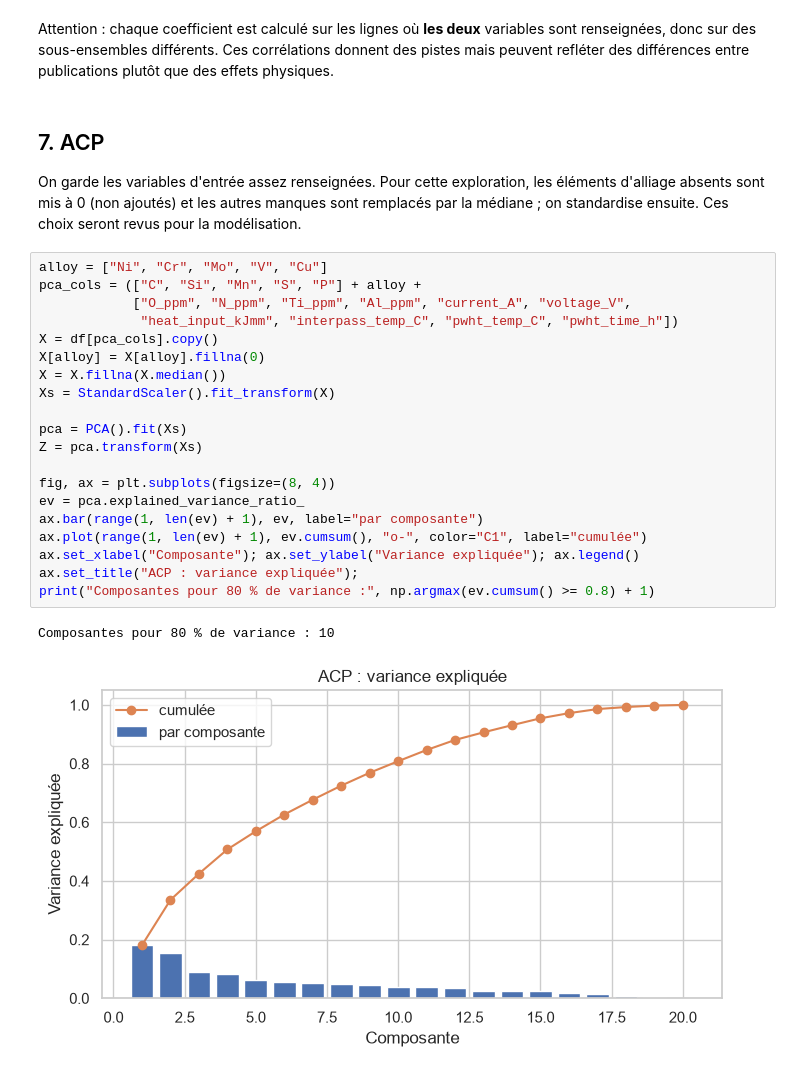
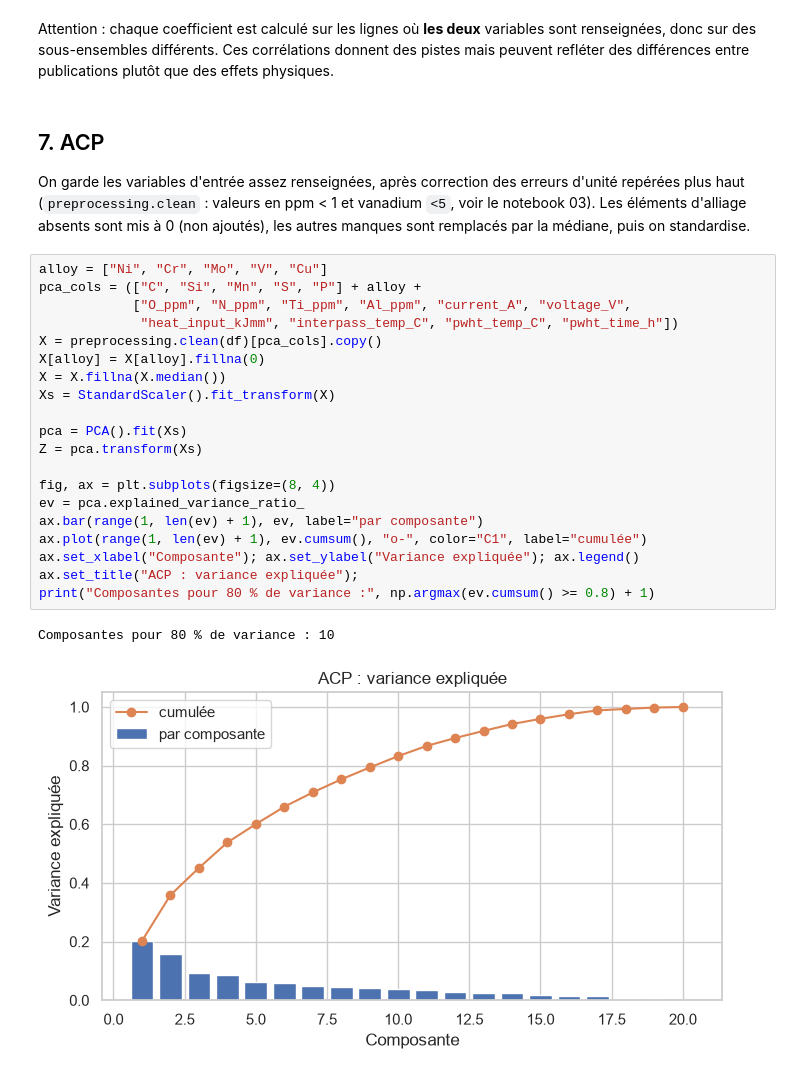
Before and after one commit to hiboujoyeux/soudure-ml-cs, a Jupyter notebook: notebooks/01_analyse_descriptive.ipynb, the cells around one changed output. Drawn from its saved outputs; the diff is of its cells as text.

```diff
--- a/notebooks/01_analyse_descriptive.ipynb
+++ b/notebooks/01_analyse_descriptive.ipynb
@@ -343,32 +344,33 @@ mais peuvent refléter des différences entre publications plutôt que des effet
 # %% [markdown]
 ## 7. ACP
 
-On garde les variables d'entrée assez renseignées. Pour cette exploration, les éléments
-d'alliage absents sont mis à 0 (non ajoutés) et les autres manques sont remplacés par la
-médiane ; on standardise ensuite. Ces choix seront revus pour la modélisation.
+On garde les variables d'entrée assez renseignées, après correction des erreurs d'unité
+repérées plus haut (`preprocessing.clean` : valeurs en ppm < 1 et vanadium `<5`, voir le
+notebook 03). Les éléments d'alliage absents sont mis à 0 (non ajoutés), les autres manques
+sont remplacés par la médiane, puis on standardise.
 # %%
 alloy = ["Ni", "Cr", "Mo", "V", "Cu"]
 pca_cols = (["C", "Si", "Mn", "S", "P"] + alloy +
             ["O_ppm", "N_ppm", "Ti_ppm", "Al_ppm", "current_A", "voltage_V",
              "heat_input_kJmm", "interpass_temp_C", "pwht_temp_C", "pwht_time_h"])
-X = df[pca_cols].copy()
+X = preprocessing.clean(df)[pca_cols].copy()
 X[alloy] = X[alloy].fillna(0)
 X = X.fillna(X.median())
 Xs = StandardScaler().fit_transform(X)
 
 pca = PCA().fit(Xs)
 Z = pca.transform(Xs)
 
 fig, ax = plt.subplots(figsize=(8, 4))
 ev = pca.explained_variance_ratio_
 ax.bar(range(1, len(ev) + 1), ev, label="par composante")
 ax.plot(range(1, len(ev) + 1), ev.cumsum(), "o-", color="C1", label="cumulée")
 ax.set_xlabel("Composante"); ax.set_ylabel("Variance expliquée"); ax.legend()
 ax.set_title("ACP : variance expliquée");
 print("Composantes pour 80 % de variance :", np.argmax(ev.cumsum() >= 0.8) + 1)
 # %% [output]
 Composantes pour 80 % de variance : 10
-[figure, old version]
+[figure, new version]
 # %%
 loadings = pd.DataFrame(pca.components_[:4].T, index=pca_cols,
                         columns=[f"PC{i}" for i in range(1, 5)])
```
Also changed, not shown: parts of 6 cells of this notebook.
